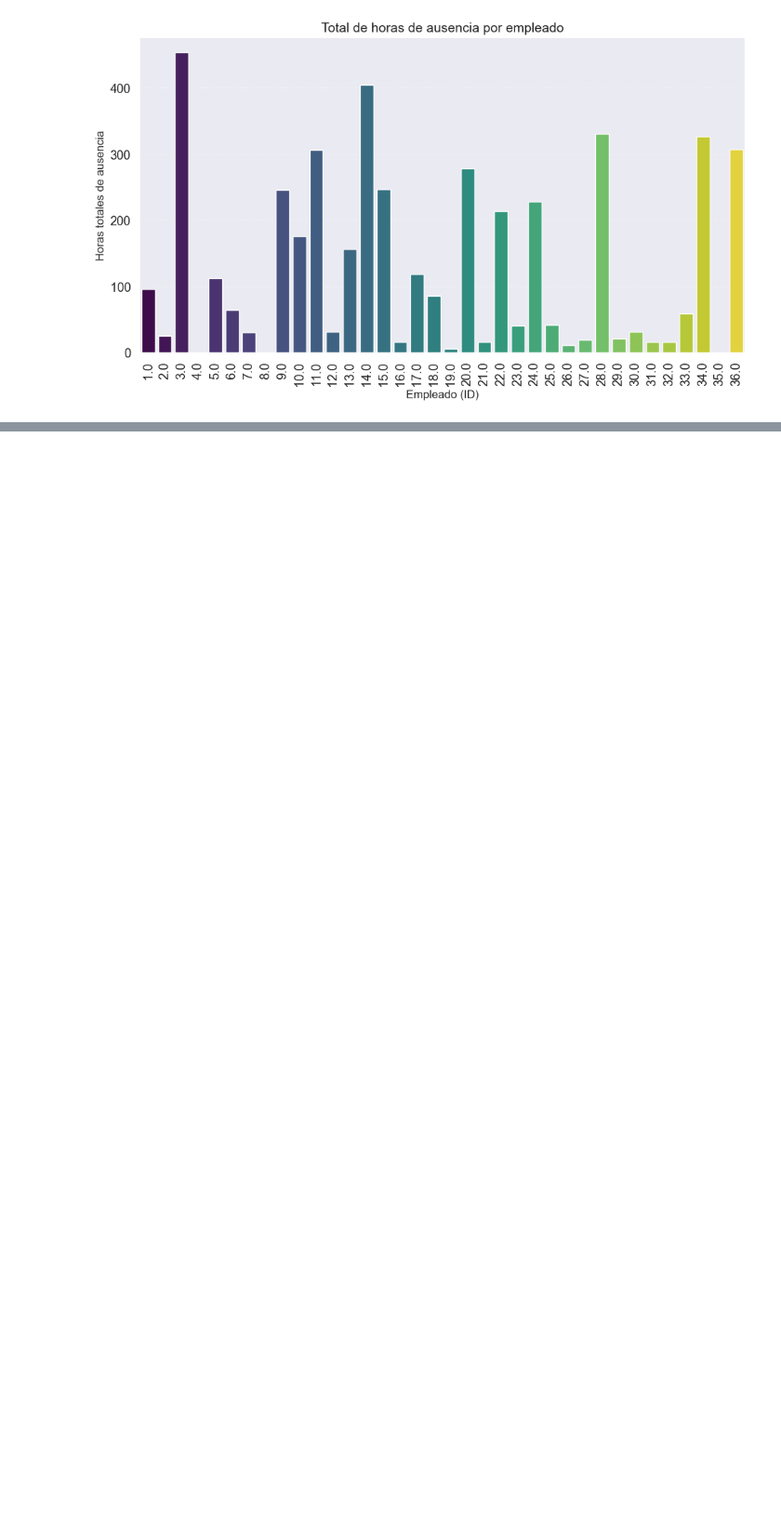
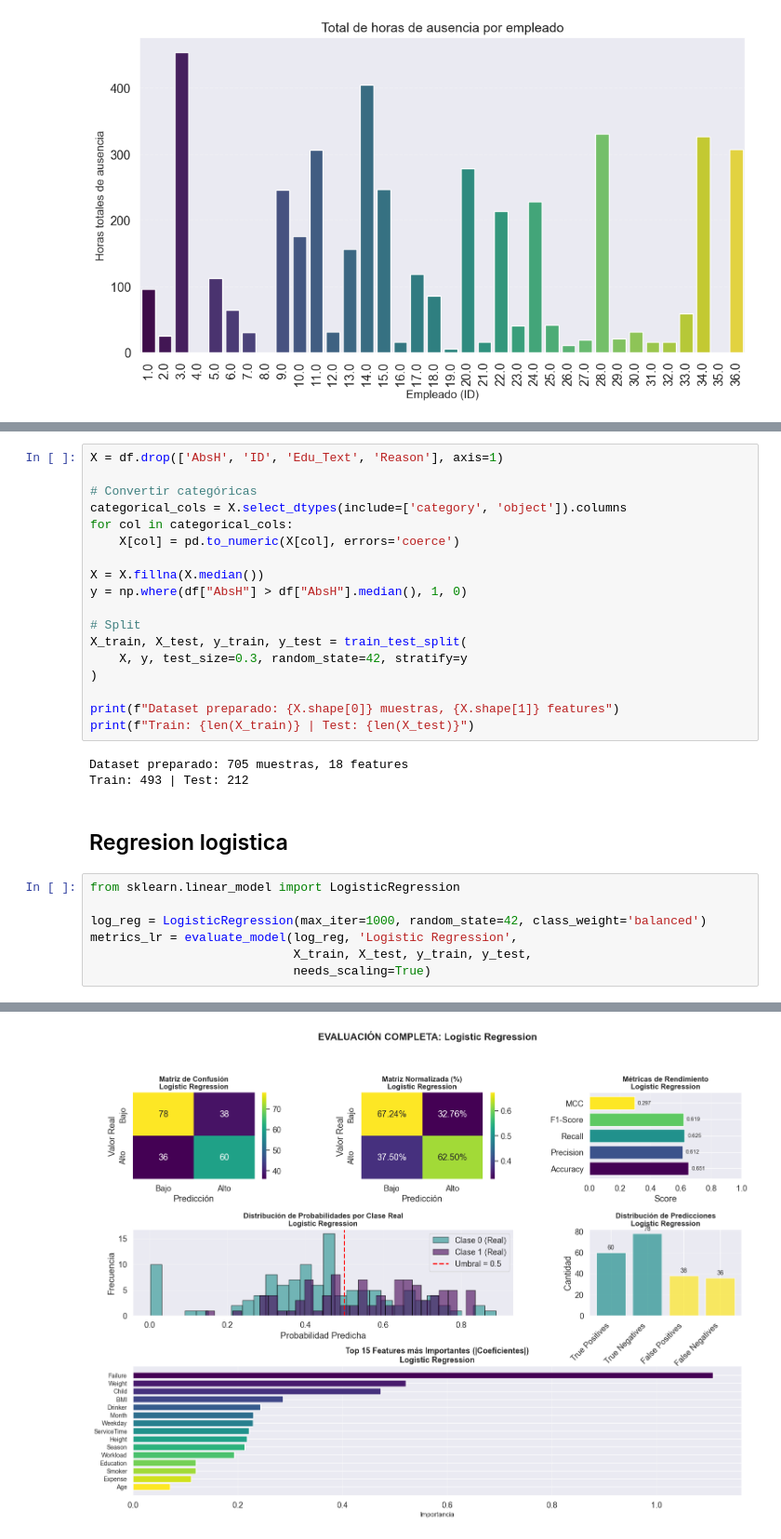
Before and after one commit to SDeGiuda/ProyectoDatos, a Jupyter notebook: ObligatorioDAtos.ipynb, the cells around one changed output, grey strips where cells are left out. Shown at 93% size. Cells and saved outputs as stored; diff of their text form; blank space fills up the shorter version.

```diff
--- a/ObligatorioDAtos.ipynb
+++ b/ObligatorioDAtos.ipynb
@@ -655,0 +858,31 @@ plt.show()
+# %%
+X = df.drop(['AbsH', 'ID', 'Edu_Text', 'Reason'], axis=1)
+
+# Convertir categóricas
+categorical_cols = X.select_dtypes(include=['category', 'object']).columns
+for col in categorical_cols:
+    X[col] = pd.to_numeric(X[col], errors='coerce')
+
+X = X.fillna(X.median())
+y = np.where(df["AbsH"] > df["AbsH"].median(), 1, 0)
+
+# Split
+X_train, X_test, y_train, y_test = train_test_split(
+    X, y, test_size=0.3, random_state=42, stratify=y
+)
+
+print(f"Dataset preparado: {X.shape[0]} muestras, {X.shape[1]} features")
+print(f"Train: {len(X_train)} | Test: {len(X_test)}")
+# %% [output]
+Dataset preparado: 705 muestras, 18 features
+Train: 493 | Test: 212
+# %% [markdown]
+## Regresion logistica
+# %%
+from sklearn.linear_model import LogisticRegression
+
+log_reg = LogisticRegression(max_iter=1000, random_state=42, class_weight='balanced')
+metrics_lr = evaluate_model(log_reg, 'Logistic Regression',
+                            X_train, X_test, y_train, y_test,
+                            needs_scaling=True)
+# %% [output]
@@ -655,0 +903 @@ plt.show()
+[figure, added]
```
Also changed, not shown: parts of 15 cells of this notebook.
